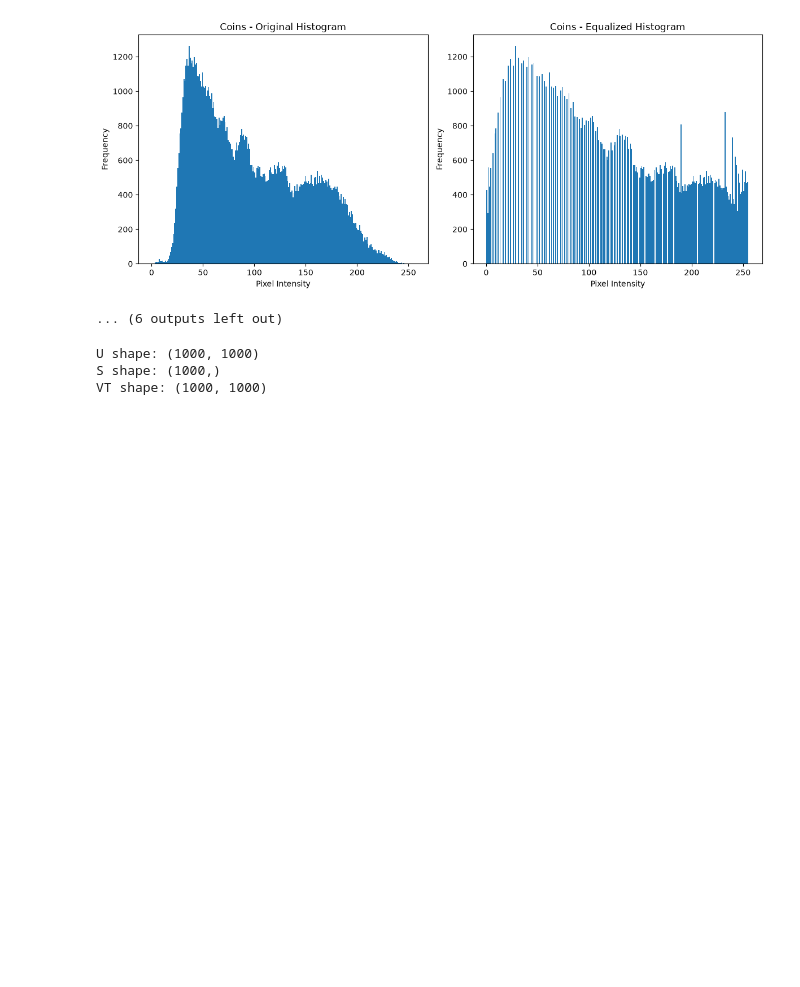
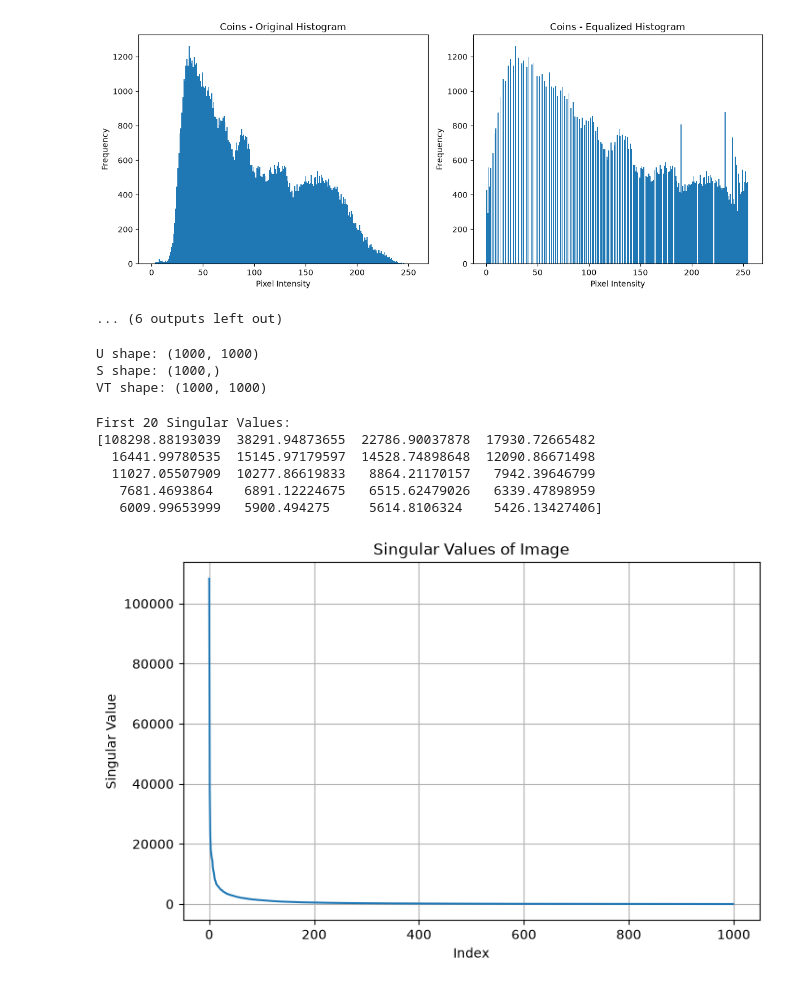
Before and after one commit to Aslngsng/Digital-Image-Processing, a Jupyter notebook: 03_notebook.ipynb, the cells around one changed output. Cells and saved outputs as stored; diff of their text form; code cells hidden in the pictures; blank space fills up the shorter version.

Commit message:
display the first 20 singular values

```diff
--- a/03_notebook.ipynb
+++ b/03_notebook.ipynb
@@ -385,3 +385,25 @@ print("VT shape:", VT.shape)
 U shape: (1000, 1000)
 S shape: (1000,)
 VT shape: (1000, 1000)
+# %%
+print("First 20 Singular Values:")
+
+print(S[:20])
+
+plt.figure(figsize=(8,5))
+plt.plot(S)
+
+plt.title("Singular Values of Image")
+plt.xlabel("Index")
+plt.ylabel("Singular Value")
+plt.grid()
+
+plt.show()
+# %% [output]
+First 20 Singular Values:
+[108298.88193039  38291.94873655  22786.90037878  17930.72665482
+  16441.99780535  15145.97179597  14528.74898648  12090.86671498
+  11027.05507909  10277.86619833   8864.21170157   7942.39646799
+   7681.4693864    6891.12224675   6515.62479026   6339.47898959
+   6009.99653999   5900.494275     5614.8106324    5426.13427406]
+[figure, added]
```
